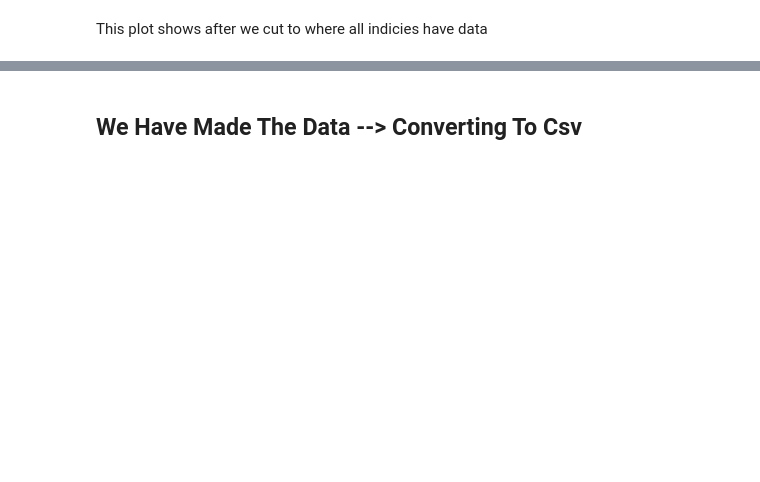
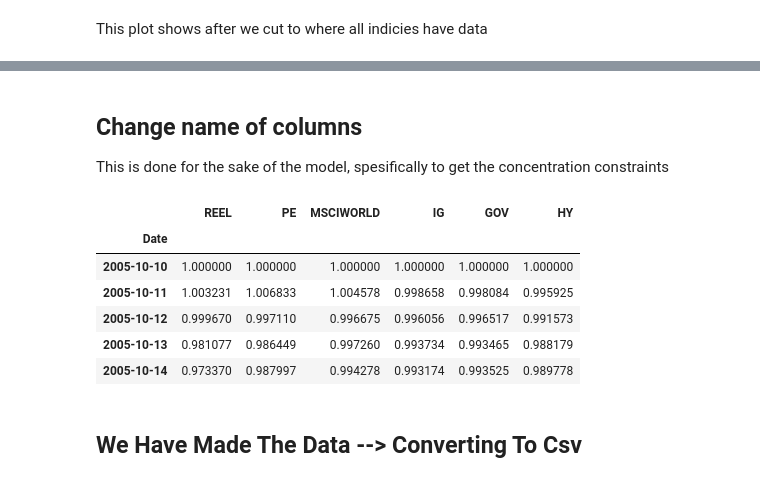
Before and after one commit to nickaskari/portfolio-opt-insurance, a Jupyter notebook: data/data_maker.ipynb, the cells around one changed output, grey strips where cells are left out. Saved outputs shown, nothing was run; the diff lists cells and outputs as text; code cells hidden in the pictures; blank space fills up the shorter version.

Commit message:
new constraints

```diff
--- a/data/data_maker.ipynb
+++ b/data/data_maker.ipynb
@@ -186,3 +187,28 @@ all_in_one_plot(normalized_df)
+# %% [markdown]
+## Change name of columns
+
+This is done for the sake of the model, spesifically to get the concentration constraints
+# %%
+new_names = [
+    'REEL', # FTSE EPRA Nareit Developed Europe TRI
+    'PE', # LPX50 Eur TR
+    'MSCIWORLD', # MSCI World Net Index EUR
+    'IG', # ICE BofA G0BC (Corporate World) Global IG
+    'GOV', # FTSE EMU Government Bond (EGBI) TRI
+    'HY' # ICE BofA HW00 (Global HY)
+]
+
+normalized_df.columns = new_names
+
+normalized_df.head()
+# %% [output]
+|  | REEL | PE | MSCIWORLD | IG | GOV | HY |
+| Date |  |  |  |  |  |  |
+| 2005-10-10 | 1.000000 | 1.000000 | 1.000000 | 1.000000 | 1.000000 | 1.000000 |
+| 2005-10-11 | 1.003231 | 1.006833 | 1.004578 | 0.998658 | 0.998084 | 0.995925 |
+| 2005-10-12 | 0.999670 | 0.997110 | 0.996675 | 0.996056 | 0.996517 | 0.991573 |
+| 2005-10-13 | 0.981077 | 0.986449 | 0.997260 | 0.993734 | 0.993465 | 0.988179 |
+| 2005-10-14 | 0.973370 | 0.987997 | 0.994278 | 0.993174 | 0.993525 | 0.989778 |
 # %% [markdown]
 ## We Have Made The Data --> Converting To Csv
 # %%
```
Also changed, not shown: parts of 10 cells of this notebook, 7 other files.
